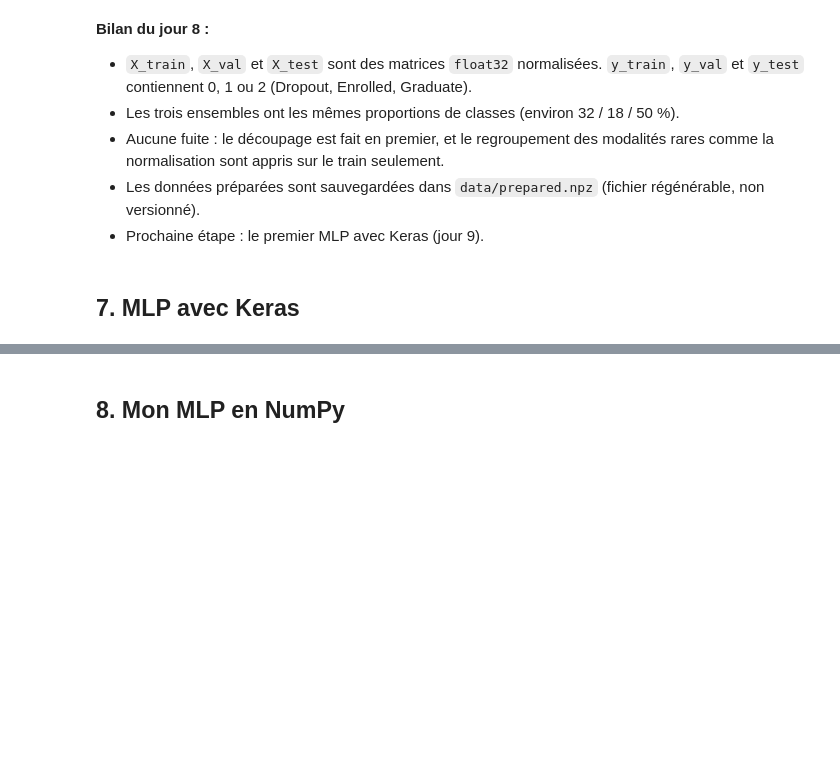
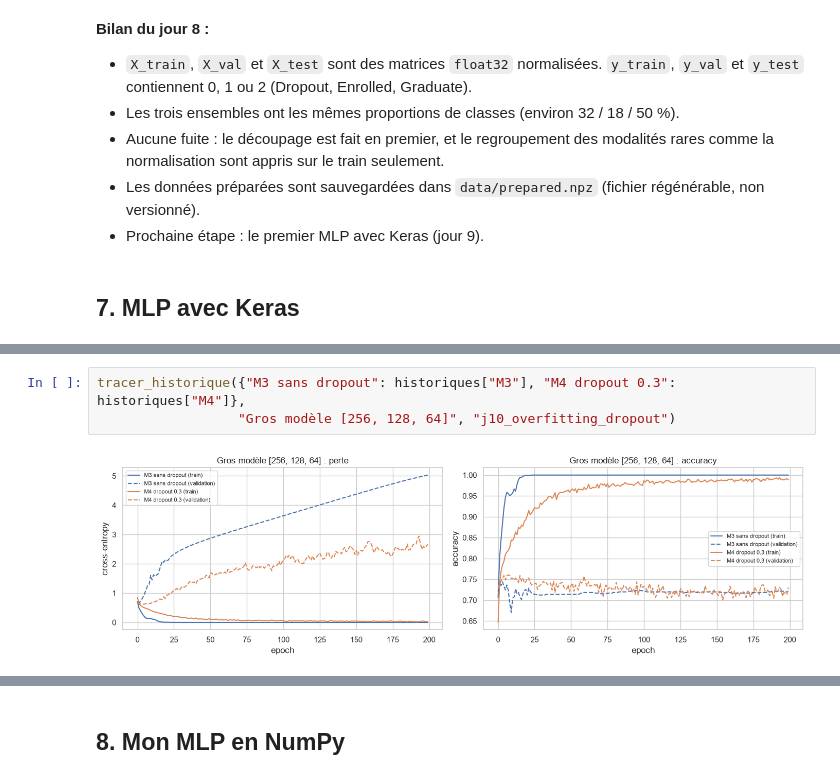
Before and after one commit to TheGoatLucien/ANN-playground, a Jupyter notebook: ann_playground.ipynb, the cells around one changed output, grey strips where cells are left out. Drawn from its saved outputs; the diff is of its cells as text; blank space fills up the shorter version.

```diff
--- a/ann_playground.ipynb
+++ b/ann_playground.ipynb
@@ -1030,0 +1290,5 @@ Valeurs manquantes ou infinies : 0
+# %%
+tracer_historique({"M3 sans dropout": historiques["M3"], "M4 dropout 0.3": historiques["M4"]},
+                  "Gros modèle [256, 128, 64]", "j10_overfitting_dropout")
+# %% [output]
+[figure, added]
```
Also changed, not shown: parts of 49 cells of this notebook, 16 other files.
